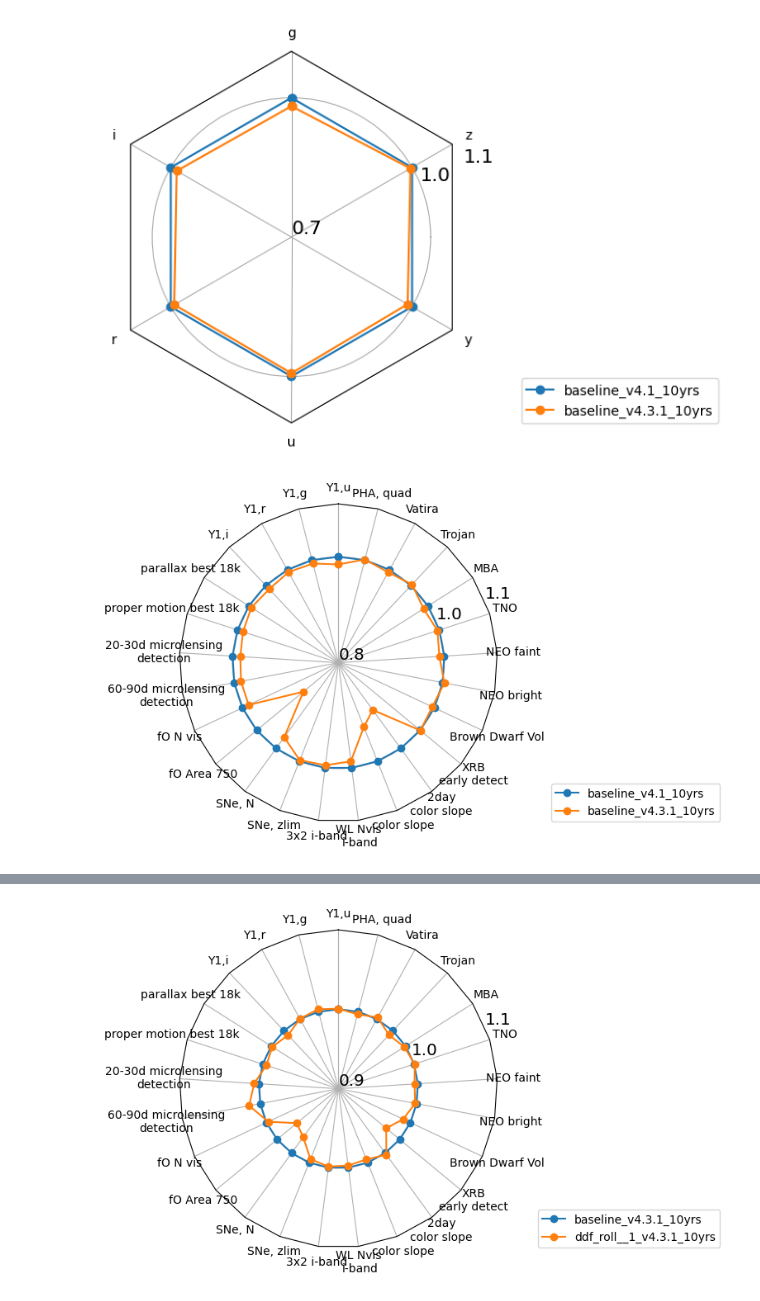
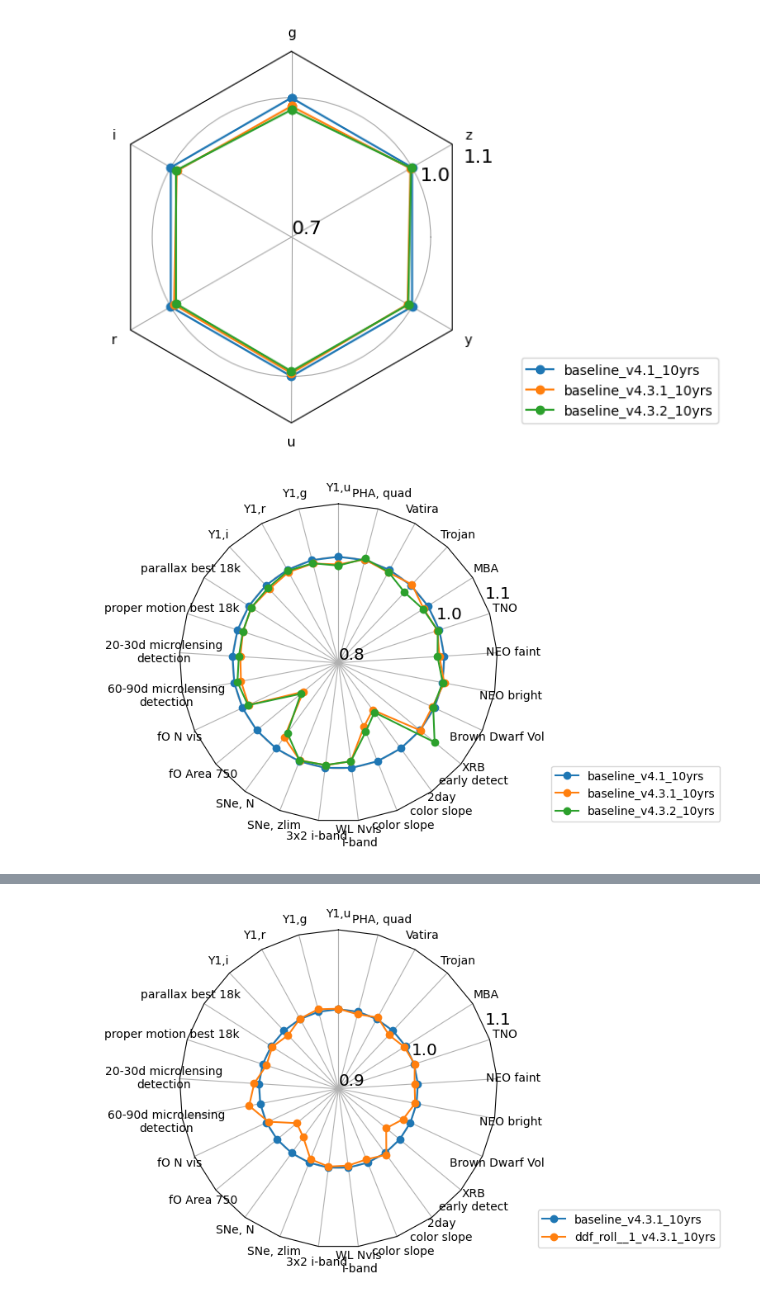
Before and after one commit to lsst-sims/sims_featureScheduler_runs4.3, a Jupyter notebook: maf/quick_look.ipynb, the cells around one changed output, grey strips where cells are left out. Cells and saved outputs as stored; diff of their text form; code cells hidden in the pictures.

```diff
--- a/maf/quick_look.ipynb
+++ b/maf/quick_look.ipynb
@@ -197,18 +197,18 @@ gaps_data = pd.DataFrame()
 for key in gaps_dict:
     gaps_data[gaps_dict[key]] = data_loaded[key]
 # %%
-runs = ['baseline_v4.1_10yrs' 	, 'baseline_v4.3.1_10yrs' 	]
+runs = ['baseline_v4.1_10yrs' 	, 'baseline_v4.3.1_10yrs' 	, 'baseline_v4.3.2_10yrs' ]
 ndata = norm_df(mag_data, runs, cols=mag_data.columns.values.tolist(),
                  mag_cols = mag_cols, norm_run='baseline_v4.1_10yrs')#, invert_cols=['u', 'g', 'r', 'i', 'z', 'y'])
 fig, ax = radar(ndata, legend=True, rgrids=[0.7, 1.0, 1.1], bbox_to_anchor=(1.65, 0))
 # %% [output]
-[figure, old version]
+[figure, new version]
 # %%
 ndata = norm_df(data, runs, cols=data.columns.values.tolist(),
                 invert_cols=invert_cols, mag_cols = mag_cols, norm_run='baseline_v4.1_10yrs')
 fig, ax = radar(ndata, legend=True, rgrids=[0.8, 1.0, 1.1], bbox_to_anchor=(1.7, 0))
 # %% [output]
-[figure, old version]
+[figure, new version]
 # %%
 data_loaded.index
 # %% [output]
```
Also changed, not shown: parts of 12 cells of this notebook.
